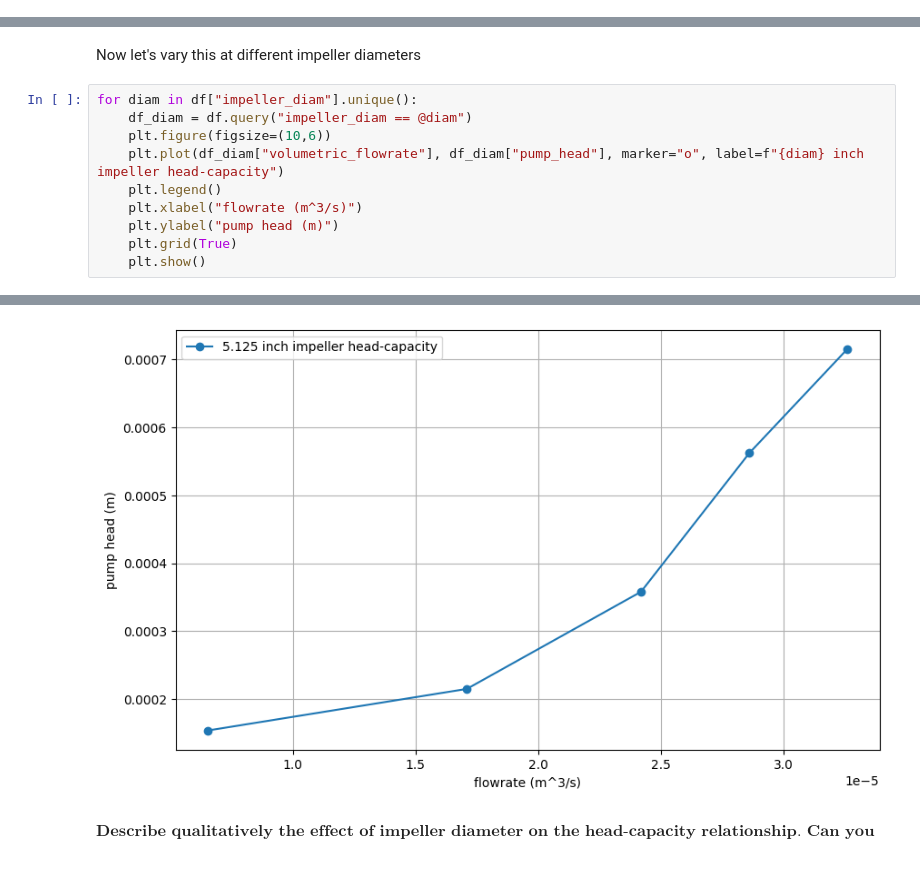
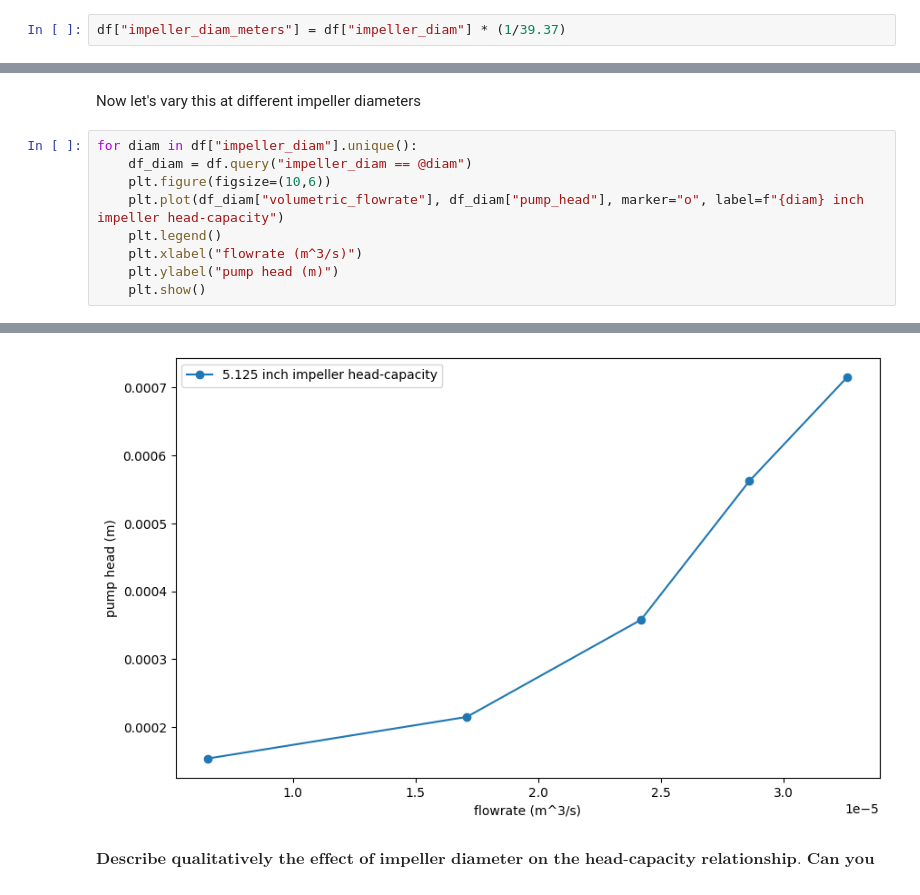
Before and after one commit to rahilisashaik/cbe154, a Jupyter notebook: centrifugal-pump/exp-data-analysis.ipynb, the cells around one changed output, grey strips where cells are left out. Saved outputs shown, nothing was run; the diff lists cells and outputs as text.

```diff
--- a/centrifugal-pump/exp-data-analysis.ipynb
+++ b/centrifugal-pump/exp-data-analysis.ipynb
@@ -48,3 +48,5 @@ $$ $$
+# %%
+df["impeller_diam_meters"] = df["impeller_diam"] * (1/39.37)
 # %% [markdown]
 ## Analysis Question 1
 $$ \textbf {For one impeller, plot head versus capacity with rotational speed as a parameter (See
@@ -192,6 +192,5 @@ for diam in df["impeller_diam"].unique():
     plt.legend()
     plt.xlabel("flowrate (m^3/s)")
     plt.ylabel("pump head (m)")
-    plt.grid(True)
     plt.show()
 # %% [output]
@@ -200,4 +199,4 @@ for diam in df["impeller_diam"].unique():
-[figure, old version]
+[figure, new version]
 # %% [markdown]
 $$ \textbf{Describe qualitatively the effect of impeller diameter on the
 head-capacity relationship. Can you describe this relationship quantitatively?}$$
```
Also changed, not shown: parts of 8 cells of this notebook.
